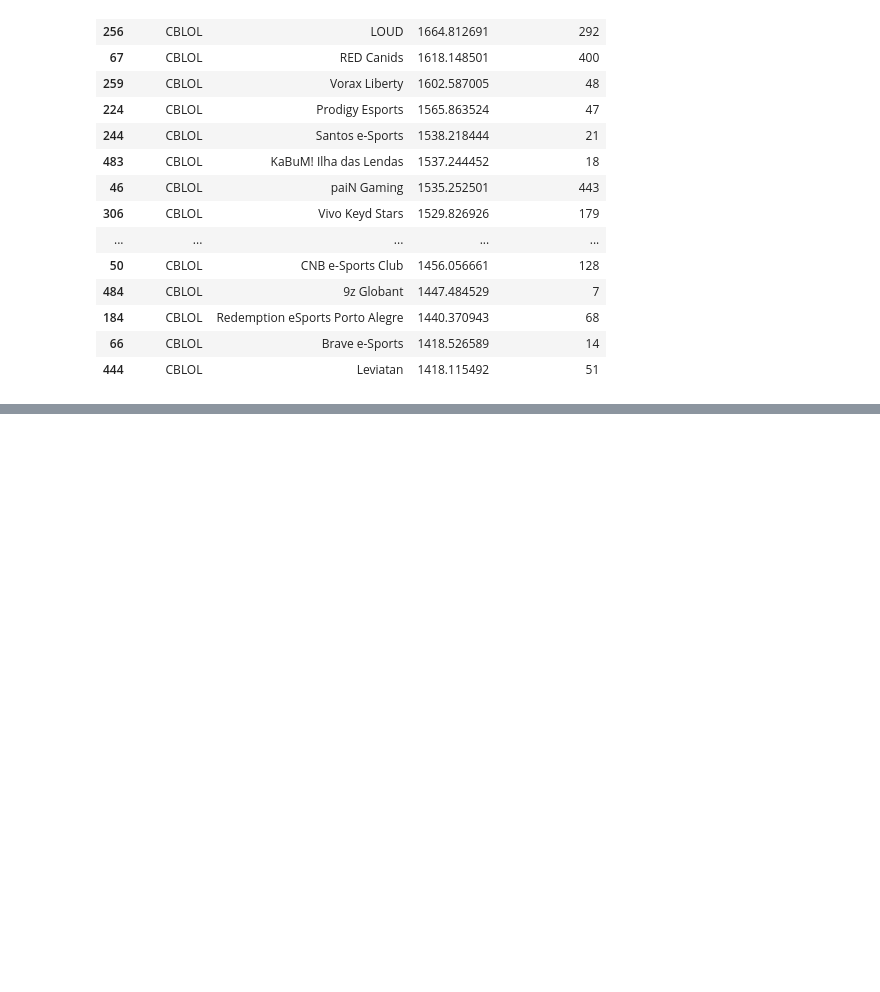
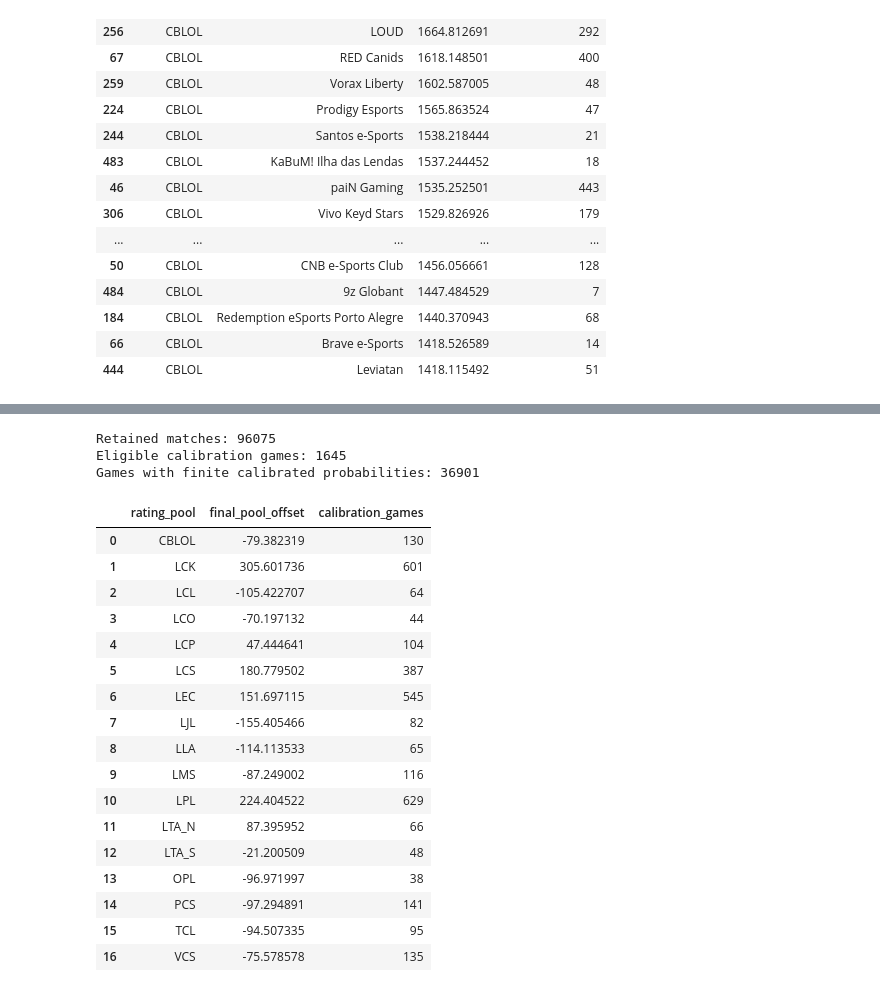
Before and after one commit to dophat1/lol-worlds-predictor, a Jupyter notebook: notebooks/04_international_evaluation.ipynb, the cells around one changed output, grey strips where cells are left out. Saved outputs shown, nothing was run; the diff lists cells and outputs as text; code cells hidden in the pictures; blank space fills up the shorter version.

```diff
--- a/notebooks/04_international_evaluation.ipynb
+++ b/notebooks/04_international_evaluation.ipynb
@@ -1015,0 +1209,40 @@ Regional outputs saved to: c:\Users\USER\lol_worlds_predictor\data\processed
+# %%
+calibrated_features, final_pool_offsets, final_calibration_counts = generate_calibrated_features(regional_features)
+assert calibrated_features["match_id"].tolist() == regional_features["match_id"].tolist()
+assert np.isclose(sum(final_pool_offsets.values()), 0.0, atol=1e-9)
+assert sum(final_calibration_counts.values()) == 2 * calibrated_features["calibration_eligible"].sum()
+np.testing.assert_allclose(calibrated_features["pool_delta_a"] + calibrated_features["pool_delta_b"], 0)
+assert calibrated_features.loc[~calibrated_features["calibration_eligible"], "pool_delta_a"].eq(0).all()
+pool_summary = pd.DataFrame([
+    {"rating_pool": pool, "final_pool_offset": offset,
+     "calibration_games": final_calibration_counts[pool]}
+    for pool, offset in sorted(final_pool_offsets.items())
+])
+calibrated_features.to_csv(output_dir / "calibrated_elo_features_all_years.csv", index=False)
+pool_summary.to_csv(output_dir / "regional_calibration_summary.csv", index=False)
+print("Retained matches:", len(calibrated_features))
+print("Eligible calibration games:", int(calibrated_features["calibration_eligible"].sum()))
+print("Games with finite calibrated probabilities:", int(calibrated_features["calibrated_probability_a"].notna().sum()))
+display(pool_summary)
+# %% [output]
+Retained matches: 96075
+Eligible calibration games: 1645
+Games with finite calibrated probabilities: 36901
+|  | rating_pool | final_pool_offset | calibration_games |
+| 0 | CBLOL | -79.382319 | 130 |
+| 1 | LCK | 305.601736 | 601 |
+| 2 | LCL | -105.422707 | 64 |
+| 3 | LCO | -70.197132 | 44 |
+| 4 | LCP | 47.444641 | 104 |
+| 5 | LCS | 180.779502 | 387 |
+| 6 | LEC | 151.697115 | 545 |
+| 7 | LJL | -155.405466 | 82 |
+| 8 | LLA | -114.113533 | 65 |
+| 9 | LMS | -87.249002 | 116 |
+| 10 | LPL | 224.404522 | 629 |
+| 11 | LTA_N | 87.395952 | 66 |
+| 12 | LTA_S | -21.200509 | 48 |
+| 13 | OPL | -96.971997 | 38 |
+| 14 | PCS | -97.294891 | 141 |
+| 15 | TCL | -94.507335 | 95 |
+| 16 | VCS | -75.578578 | 135 |
```
Also changed, not shown: parts of 34 cells of this notebook, 28 other files.
